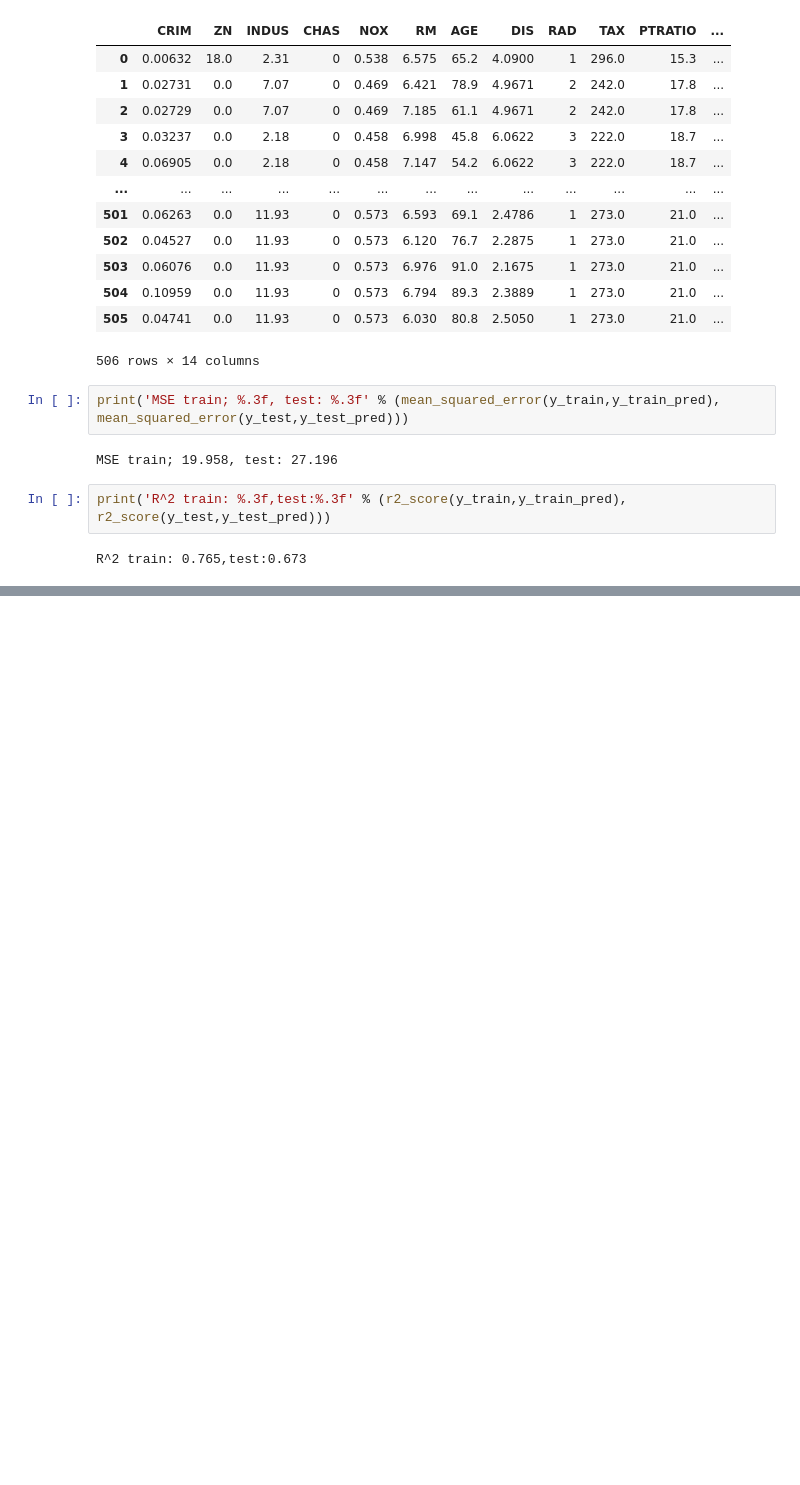
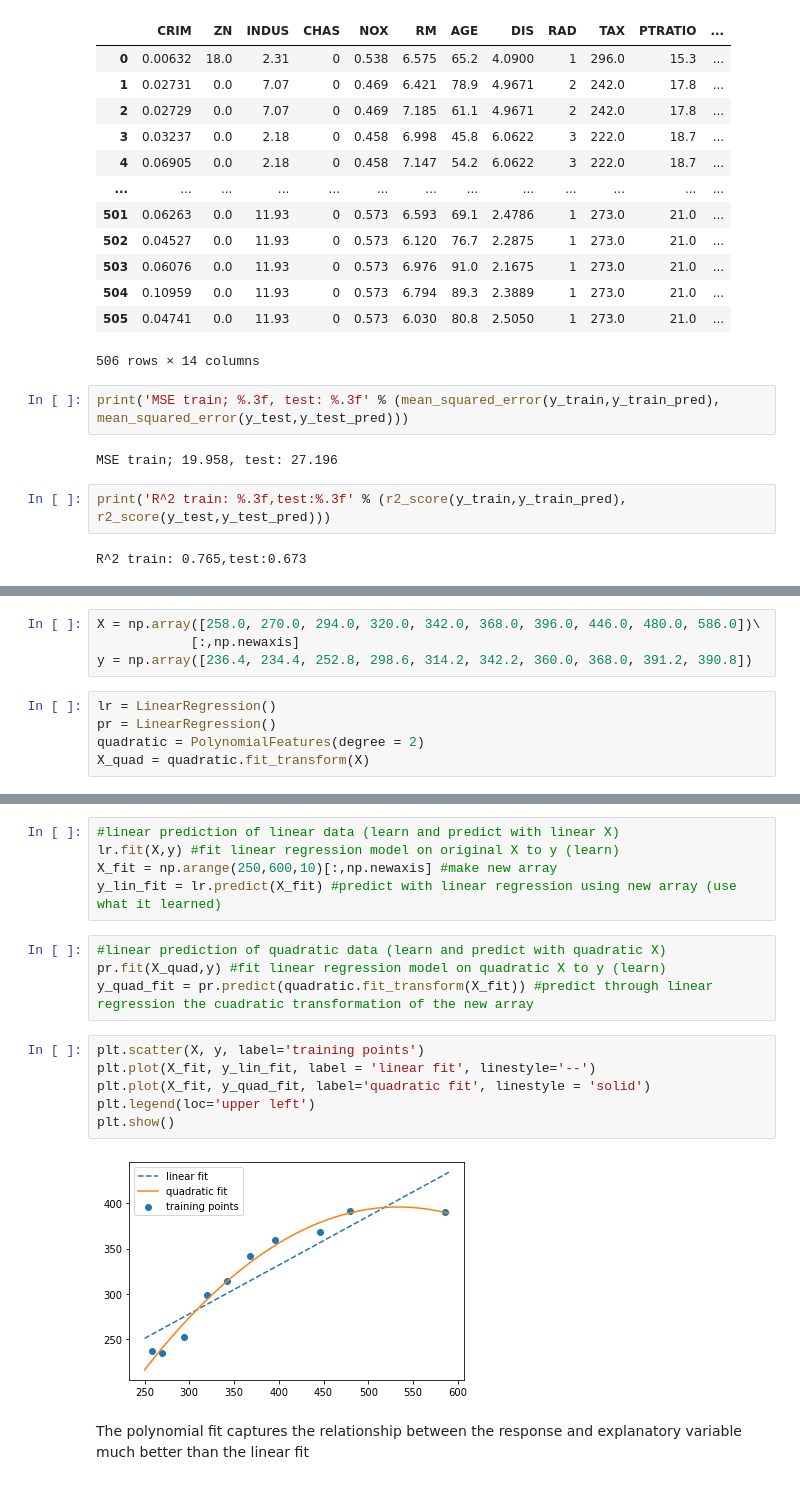
Before and after one commit to mitsyprada/ML-book-exercises, a Jupyter notebook: 10 Predicting Continuous Target Variables with Regression Analysis.ipynb, the cells around one changed output, grey strips where cells are left out. Saved outputs shown, nothing was run; the diff lists cells and outputs as text; blank space fills up the shorter version.

```diff
--- a/10 Predicting Continuous Target Variables with Regression Analysis.ipynb
+++ b/10 Predicting Continuous Target Variables with Regression Analysis.ipynb
@@ -233,0 +239,9 @@ R^2 train: 0.765,test:0.673
+# %%
+X = np.array([258.0, 270.0, 294.0, 320.0, 342.0, 368.0, 396.0, 446.0, 480.0, 586.0])\
+            [:,np.newaxis]
+y = np.array([236.4, 234.4, 252.8, 298.6, 314.2, 342.2, 360.0, 368.0, 391.2, 390.8])
+# %%
+lr = LinearRegression()
+pr = LinearRegression()
+quadratic = PolynomialFeatures(degree = 2)
+X_quad = quadratic.fit_transform(X)
@@ -233,0 +274,19 @@ R^2 train: 0.765,test:0.673
+# %%
+#linear prediction of linear data (learn and predict with linear X)
+lr.fit(X,y) #fit linear regression model on original X to y (learn)
+X_fit = np.arange(250,600,10)[:,np.newaxis] #make new array
+y_lin_fit = lr.predict(X_fit) #predict with linear regression using new array (use what it learned)
+# %%
+#linear prediction of quadratic data (learn and predict with quadratic X)
+pr.fit(X_quad,y) #fit linear regression model on quadratic X to y (learn)
+y_quad_fit = pr.predict(quadratic.fit_transform(X_fit)) #predict through linear regression the cuadratic transformation of the new array
+# %%
+plt.scatter(X, y, label='training points')
+plt.plot(X_fit, y_lin_fit, label = 'linear fit', linestyle='--')
+plt.plot(X_fit, y_quad_fit, label='quadratic fit', linestyle = 'solid')
+plt.legend(loc='upper left')
+plt.show()
+# %% [output]
+[figure, added]
+# %% [markdown]
+The polynomial fit captures the relationship between the response and explanatory variable much better than the linear fit
```
Also changed, not shown: parts of 25 cells of this notebook, 1 other file.
